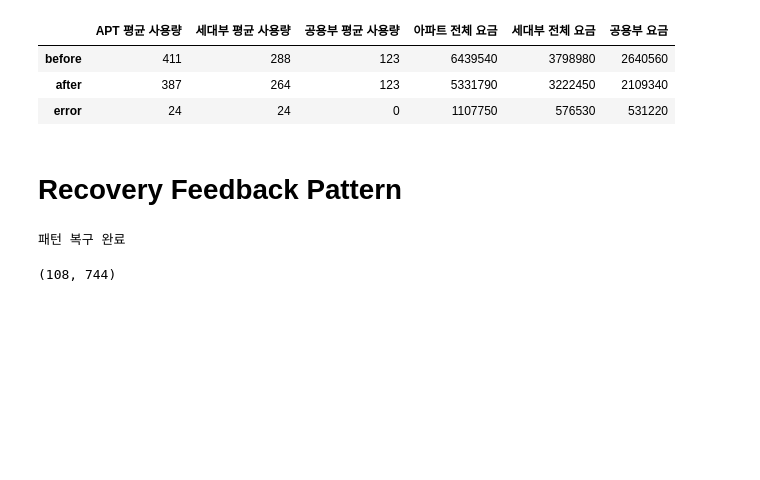
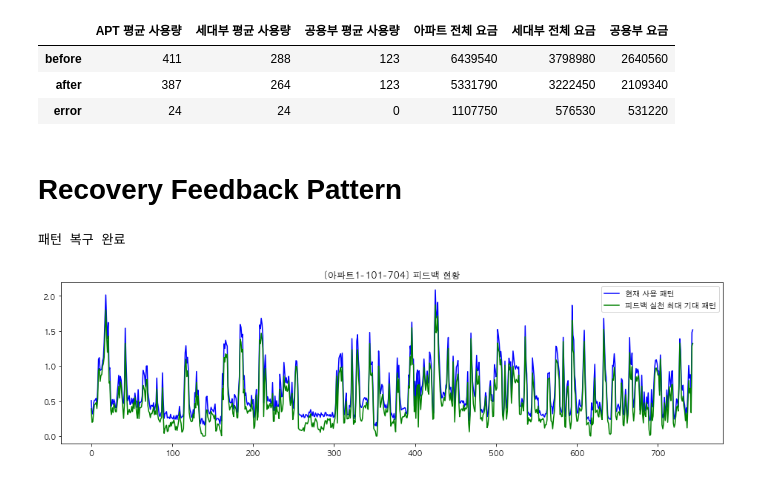
Before and after one commit to formegusto/distribution-public-fee, a Jupyter notebook: pt4.전기절약 피드백 modulization.ipynb, the cells around one changed output. Cells and saved outputs as stored; diff of their text form; code cells hidden in the pictures; blank space fills up the shorter version.

Commit message:
update : recovery pattern draw

```diff
--- a/pt4.전기절약 피드백 modulization.ipynb
+++ b/pt4.전기절약 피드백 modulization.ipynb
@@ -212,13 +212,25 @@ compare_df
 | before | 411 | 288 | 123 | 6439540 | 3798980 | 2640560 |
 | after | 387 | 264 | 123 | 5331790 | 3222450 | 2109340 |
 | error | 24 | 24 | 0 | 1107750 | 576530 | 531220 |
-# %% [markdown]
-# Recovery Feedback Pattern
-# %%
-sv.recovery()
-
-print("패턴 복구 완료")
-sv.recoveries.shape
-# %% [output]
-패턴 복구 완료
-(108, 744)
+# %% [markdown]
+# Recovery Feedback Pattern
+# %%
+sv.recovery()
+
+print("패턴 복구 완료")
+
+ran_feedback = sv.group[sv.group['usage (kWh)'] != sv.new_group['usage (kWh)']].sample(n=1).copy()
+name = ran_feedback['name'].values[0]
+index = np.where(sv.datas.columns == name)[0][0]
+
+plt.figure(figsize=(16,4))
+
+plt.plot(sv.datas.values.T[index], label="현재 사용 패턴", color='b')
+plt.plot(sv.recoveries[index], label="피드백 실천 최대 기대 패턴", color='g')
+plt.title("[{}] 피드백 현황".format(name))
+
+plt.legend(loc='upper right')
+plt.show()
+# %% [output]
+패턴 복구 완료
+[figure, added]
```
